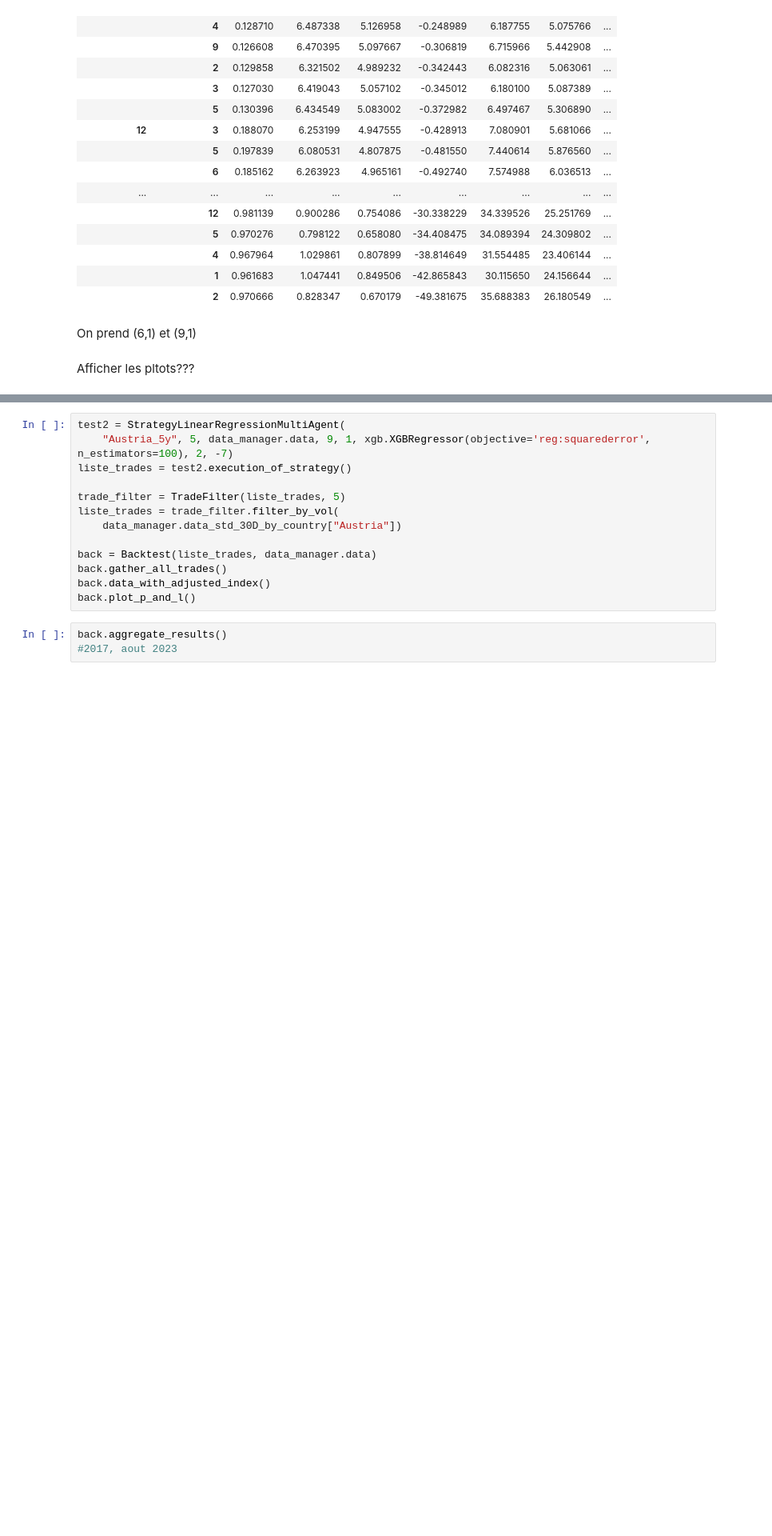
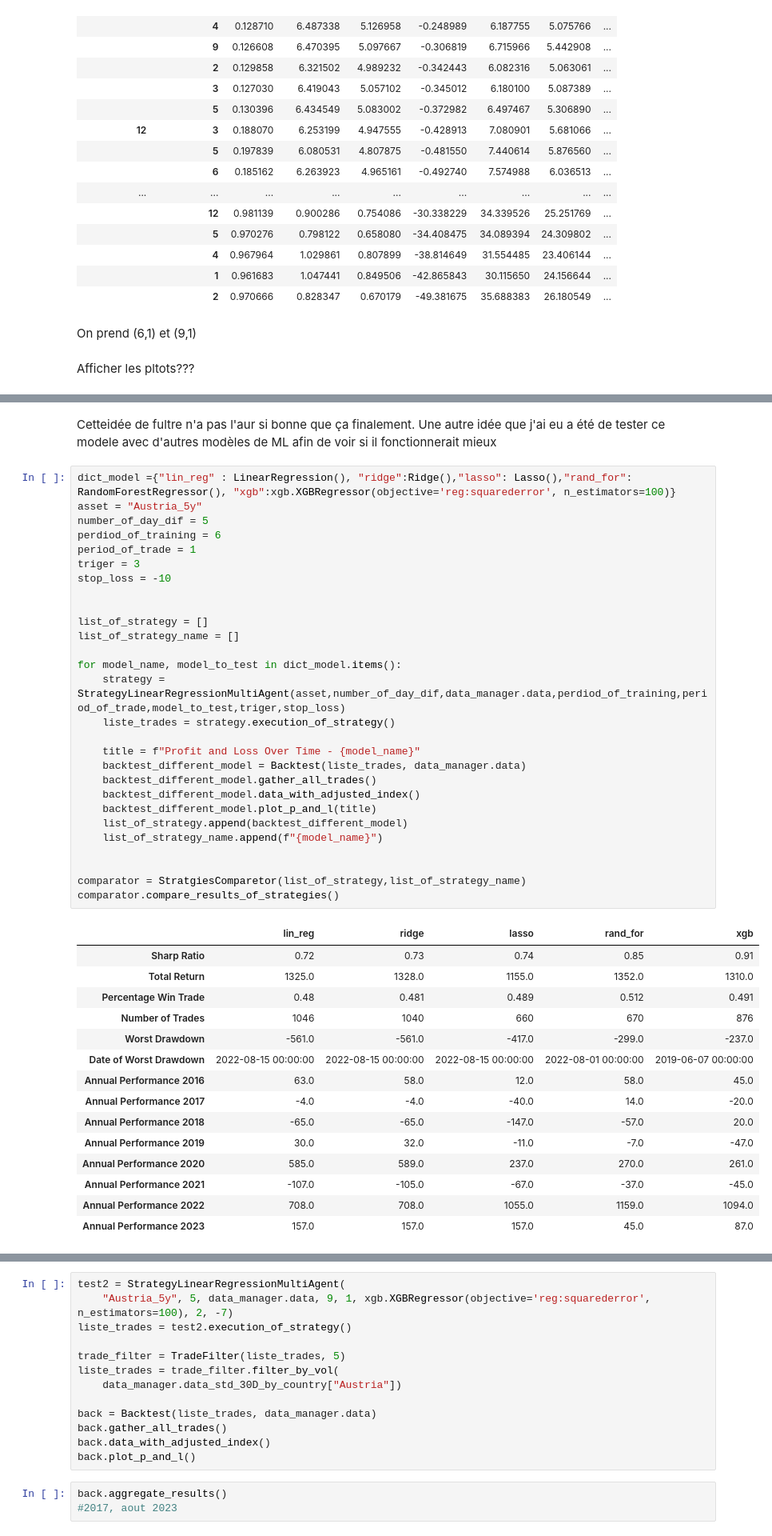
Before and after one commit to MartialLig/Govies_Quant_Trading, a Jupyter notebook: Project/compte_rendu.ipynb, the cells around one changed output, grey strips where cells are left out. Shown at 80% size. Drawn from its saved outputs; the diff is of its cells as text; blank space fills up the shorter version.

```diff
--- a/Project/compte_rendu.ipynb
+++ b/Project/compte_rendu.ipynb
@@ -353 +501,47 @@ Afficher les pltots???
+# %% [markdown]
+Cetteidée de fultre n'a pas l'aur si bonne que ça finalement. Une autre idée que j'ai eu a été de tester ce modele avec d'autres modèles de ML afin de voir si il fonctionnerait mieux
+# %%
+dict_model ={"lin_reg" : LinearRegression(), "ridge":Ridge(),"lasso": Lasso(),"rand_for": RandomForestRegressor(), "xgb":xgb.XGBRegressor(objective='reg:squarederror', n_estimators=100)}
+asset = "Austria_5y"
+number_of_day_dif = 5
+perdiod_of_training = 6
+period_of_trade = 1
+triger = 3
+stop_loss = -10
+
+
+list_of_strategy = []
+list_of_strategy_name = []
+
+for model_name, model_to_test in dict_model.items():
+    strategy = StrategyLinearRegressionMultiAgent(asset,number_of_day_dif,data_manager.data,perdiod_of_training,period_of_trade,model_to_test,triger,stop_loss)
+    liste_trades = strategy.execution_of_strategy()
+
+    title = f"Profit and Loss Over Time - {model_name}"
+    backtest_different_model = Backtest(liste_trades, data_manager.data)
+    backtest_different_model.gather_all_trades()
+    backtest_different_model.data_with_adjusted_index()
+    backtest_different_model.plot_p_and_l(title)
+    list_of_strategy.append(backtest_different_model)
+    list_of_strategy_name.append(f"{model_name}")
+
+
+comparator = StratgiesComparetor(list_of_strategy,list_of_strategy_name)
+comparator.compare_results_of_strategies()
+# %% [output]
+|  | lin_reg | ridge | lasso | rand_for | xgb |
+| Sharp Ratio | 0.72 | 0.73 | 0.74 | 0.85 | 0.91 |
+| Total Return | 1325.0 | 1328.0 | 1155.0 | 1352.0 | 1310.0 |
+| Percentage Win Trade | 0.48 | 0.481 | 0.489 | 0.512 | 0.491 |
+| Number of Trades | 1046 | 1040 | 660 | 670 | 876 |
+| Worst Drawdown | -561.0 | -561.0 | -417.0 | -299.0 | -237.0 |
+| Date of Worst Drawdown | 2022-08-15 00:00:00 | 2022-08-15 00:00:00 | 2022-08-15 00:00:00 | 2022-08-01 00:00:00 | 2019-06-07 00:00:00 |
+| Annual Performance 2016 | 63.0 | 58.0 | 12.0 | 58.0 | 45.0 |
+| Annual Performance 2017 | -4.0 | -4.0 | -40.0 | 14.0 | -20.0 |
+| Annual Performance 2018 | -65.0 | -65.0 | -147.0 | -57.0 | 20.0 |
+| Annual Performance 2019 | 30.0 | 32.0 | -11.0 | -7.0 | -47.0 |
+| Annual Performance 2020 | 585.0 | 589.0 | 237.0 | 270.0 | 261.0 |
+| Annual Performance 2021 | -107.0 | -105.0 | -67.0 | -37.0 | -45.0 |
+| Annual Performance 2022 | 708.0 | 708.0 | 1055.0 | 1159.0 | 1094.0 |
+| Annual Performance 2023 | 157.0 | 157.0 | 157.0 | 45.0 | 87.0 |
 # %%
```
Also changed, not shown: parts of 15 cells of this notebook.
